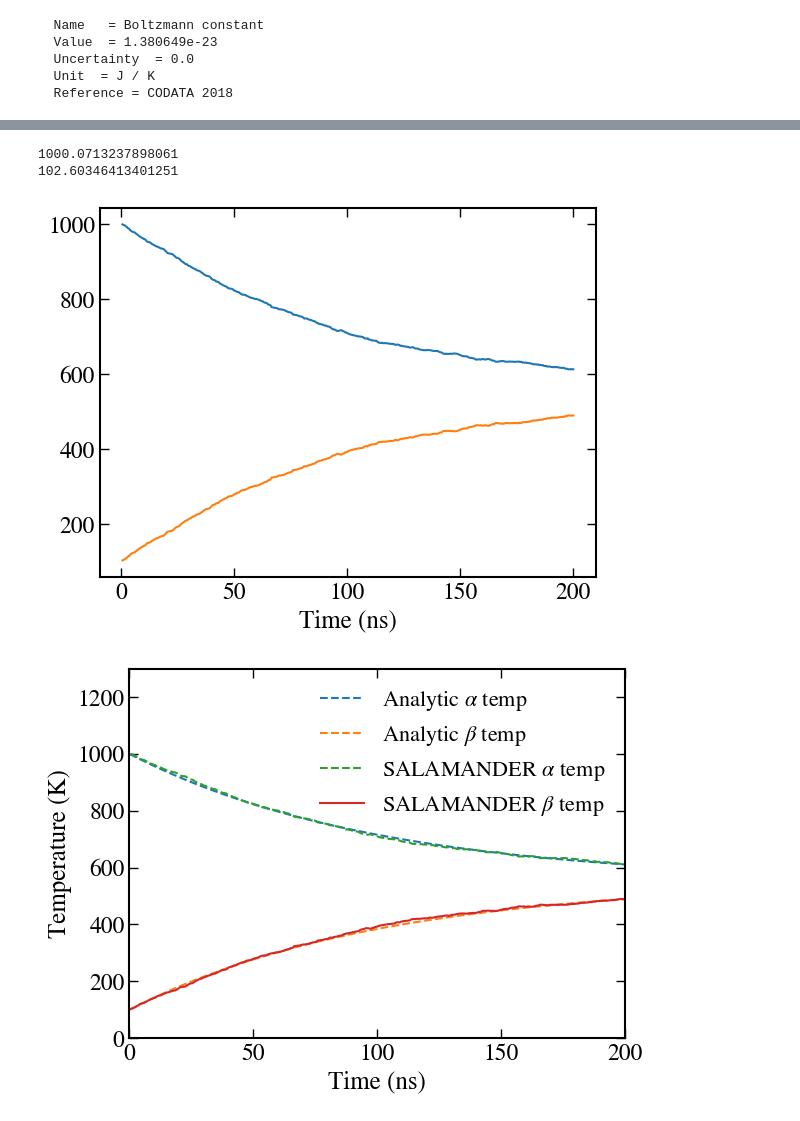
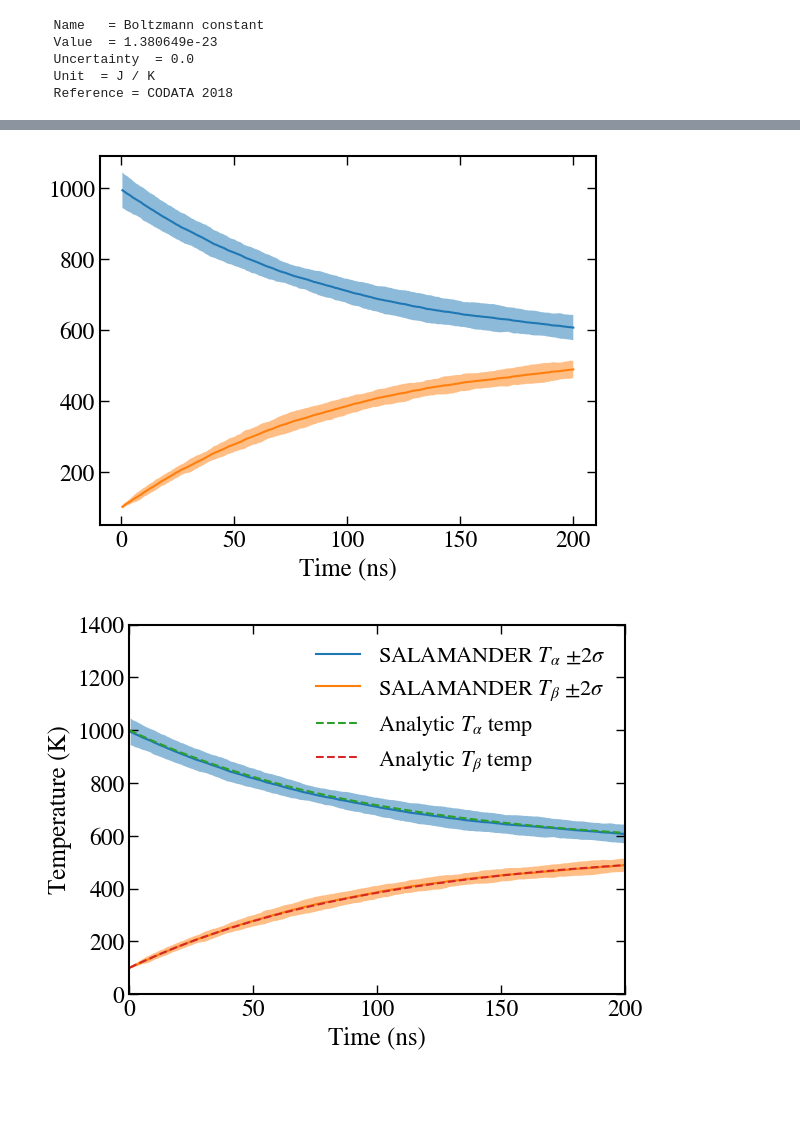
Before and after one commit to gsgall/salamander, a Jupyter notebook: collision/data.ipynb, the cells around one changed output, grey strips where cells are left out. Cells and saved outputs as stored; diff of their text form; code cells hidden in the pictures; blank space fills up the shorter version.

```diff
--- a/collision/data.ipynb
+++ b/collision/data.ipynb
@@ -27,6 +27,4 @@ T_b = 100
 
 alpha_actual_dist = f_M(alpha_range, T_a, m)
 beta_actual_dist = f_M(beta_range, T_b, m)
-# %%
-data = pd.read_csv("testing_out_velocities_0005.csv")
 # %%
@@ -61,10 +56,7 @@ def temp_from_mean_speed(speed_array, mass : float = m) -> float:
 # %%
-T_alpha = temp_from_mean_speed(alpha_speed)
-print(T_alpha)
+# T_alpha = temp_from_mean_speed(alpha_speed)
+# print(T_alpha)
 
-T_beta = temp_from_mean_speed(beta_speed)
-print(T_beta)
+# T_beta = temp_from_mean_speed(beta_speed)
+# print(T_beta)
-# %% [output]
-1000.0713237898061
-102.60346413401251
 # %%
@@ -89,42 +89,55 @@ beta_T = np.array(beta_T)
 # %%
+mean_T_alpha = T_alphas.mean(axis=0)
+std_T_alpha = T_alphas.std(axis=0)
+mean_T_beta = T_betas.mean(axis=0)
+std_T_beta = T_betas.std(axis=0)
+
 plt.figure()
-plt.plot(time * 1e9, alpha_T)
-plt.plot(time * 1e9, beta_T)
+plt.fill_between(time * 1e9, mean_T_alpha - 2 * std_T_alpha, mean_T_alpha + 2 * std_T_alpha, alpha=0.5)
+plt.fill_between(time * 1e9, mean_T_beta - 2 * std_T_beta, mean_T_beta + 2 * std_T_beta, alpha=0.5)
+plt.plot(time * 1e9, mean_T_alpha)
+plt.plot(time * 1e9, mean_T_beta)
 plt.xlabel("Time (ns)")
 plt.show()
 # %% [output]
-[figure, old version]
+[figure, new version]
 # %%
 def calc_nu_ab(m_a, m_b, sigma_0, n):
   M = m_a + m_b
   m_ab = m_a * m_b / M
   return m_ab / (m_a + m_b) * 3 * n * sigma_0
 
 def T_alpha(nu_ab, t):
   return 550 + 450 * np.exp(-4/3 * nu_ab * t)
 
 def T_beta(nu_ab, t):
   return 550 - 450 * np.exp(-4/3 * nu_ab * t)
 
 m = 6.646764e-27
 m_a = m
 m_b = m
 sigma_0 = 1e-18
 n = 1e25
 nu_ab = calc_nu_ab(m_a, m_b, sigma_0, n)
 
 t = np.arange(0, 200e-9, 0.1e-9)
 
 plt.figure()
-plt.plot(t * 1e9, T_alpha(nu_ab, t), '--', label="Analytic $\\alpha$ temp")
-plt.plot(t * 1e9, T_beta(nu_ab, t), '--', label="Analytic $\\beta$ temp")
-plt.plot(time * 1e9, alpha_T, '--', label="SALAMANDER $\\alpha$ temp")
-plt.plot(time * 1e9, beta_T, label="SALAMANDER $\\beta$ temp")
+
+plt.fill_between(time * 1e9, mean_T_alpha - 2 * std_T_alpha, mean_T_alpha + 2 * std_T_alpha, alpha=0.5)
+plt.fill_between(time * 1e9, mean_T_beta - 2 * std_T_beta, mean_T_beta + 2 * std_T_beta, alpha=0.5)
+plt.plot(time * 1e9, mean_T_alpha, label="SALAMANDER $T_\\alpha$ $\\pm2\\sigma$")
+plt.plot(time * 1e9, mean_T_beta, label="SALAMANDER $T_\\beta$ $\\pm2\\sigma$")
+
+plt.plot(t * 1e9, T_alpha(nu_ab, t), '--', label="Analytic $T_\\alpha$ temp")
+plt.plot(t * 1e9, T_beta(nu_ab, t), '--', label="Analytic $T_\\beta$ temp")
+# plt.plot(time * 1e9, mean_T_alpha, '--', label="SALAMANDER $\\alpha$ temp")
+# plt.plot(time * 1e9, mean_T_beta, label="SALAMANDER $\\beta$ temp")
 plt.xlabel("Time (ns)")
 plt.ylabel("Temperature (K)")
-plt.ylim(bottom=0, top=1300)
+plt.ylim(bottom=0, top=1400)
 plt.xlim(left=0, right=200)
 plt.legend()
 plt.show()
 # %% [output]
-[figure, old version]
+[figure, new version]
```
Also changed, not shown: parts of 4 cells of this notebook, 5 other files.
